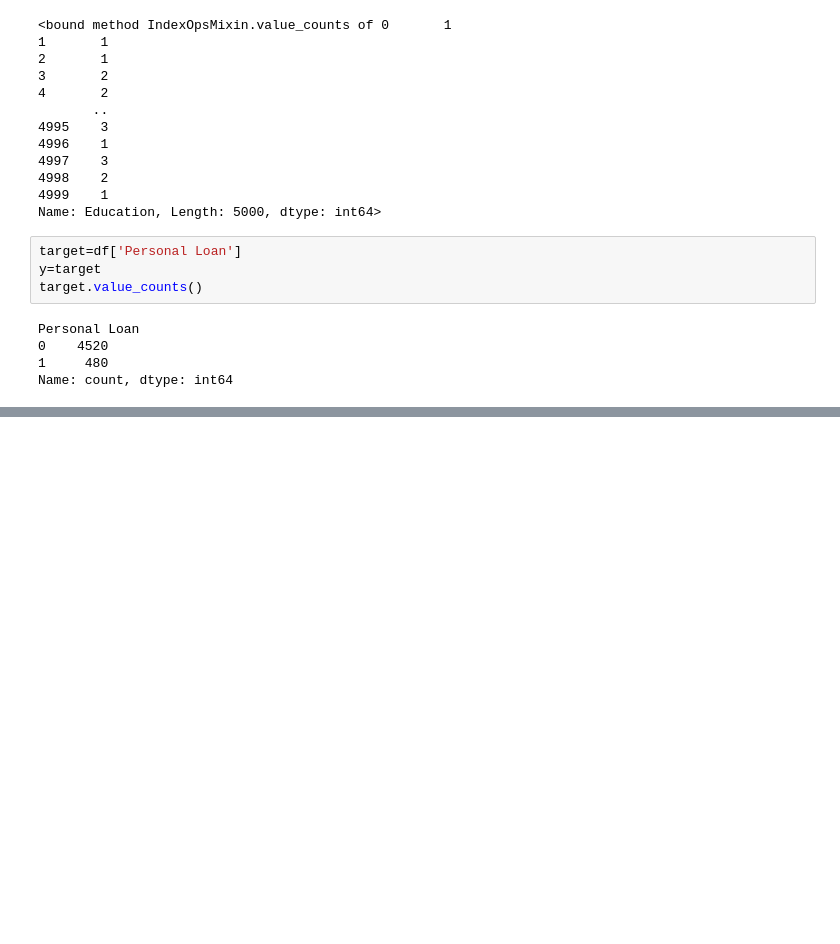
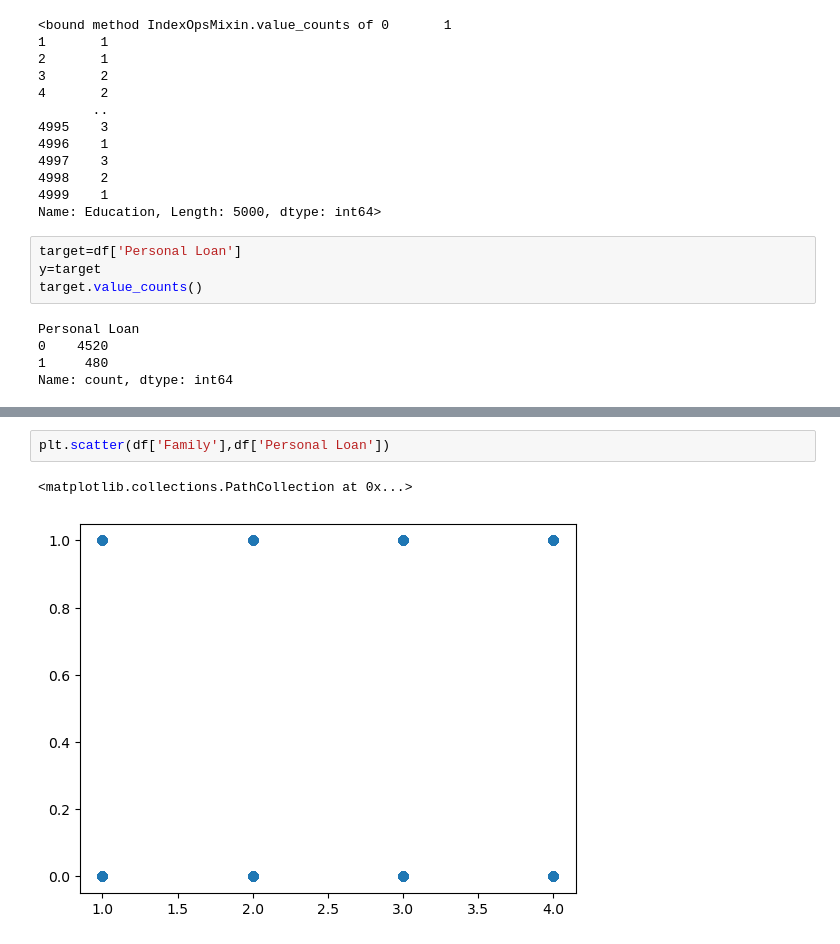
Before and after one commit to DorraBN/personal_loan_predict, a Jupyter notebook: credit.ipynb, the cells around one changed output, grey strips where cells are left out. Drawn from its saved outputs; the diff is of its cells as text; blank space fills up the shorter version.

```diff
--- a/credit.ipynb
+++ b/credit.ipynb
@@ -208,0 +224,5 @@ le pourcentage de credits non accordés est : 480
+# %%
+plt.scatter(df['Family'],df['Personal Loan'])
+# %% [output]
+<matplotlib.collections.PathCollection at 0x...>
+[figure, added]
```
Also changed, not shown: parts of 13 cells of this notebook.
